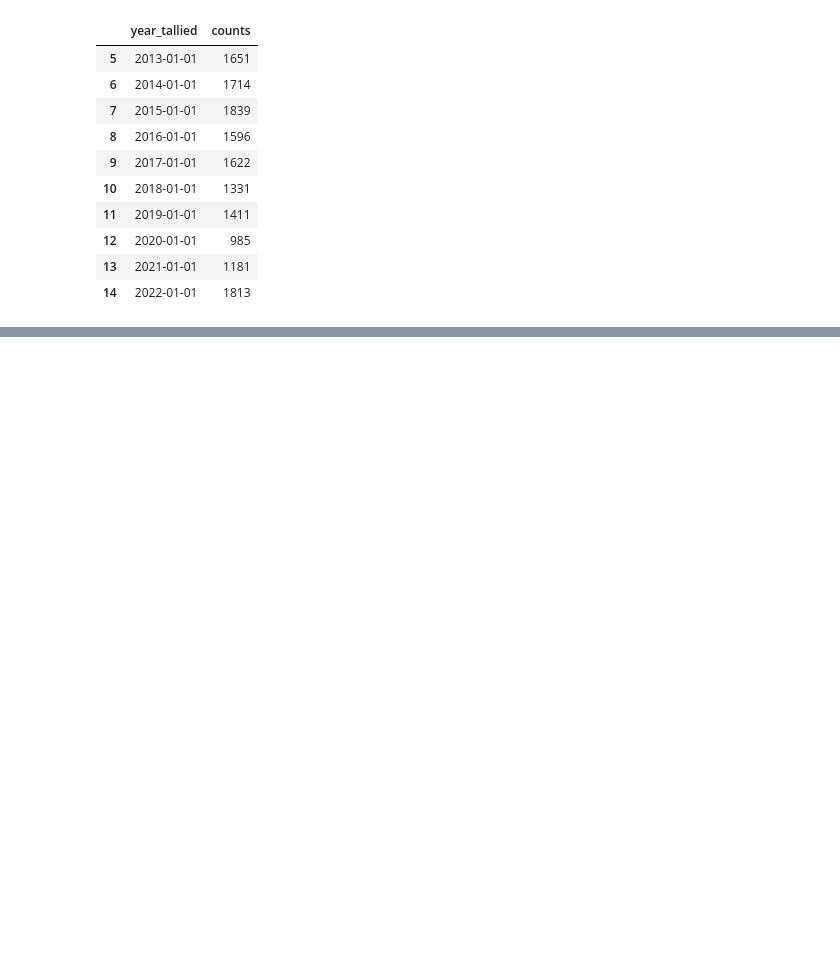
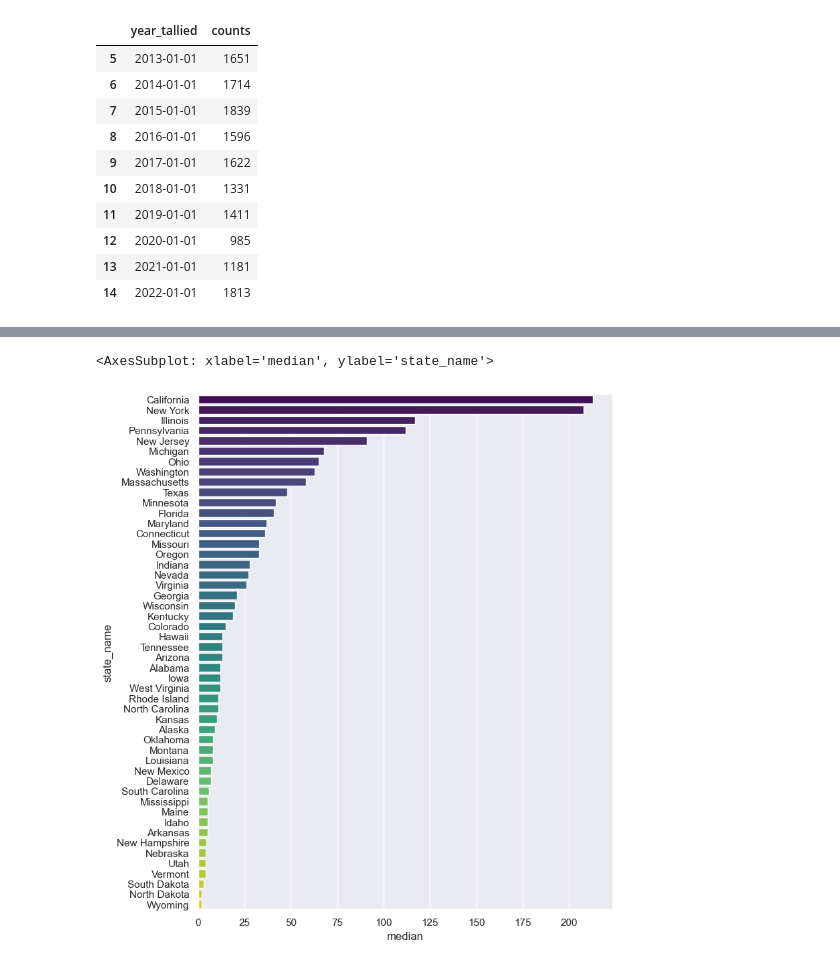
Before and after one commit to erinmmurphy/union-viz, a Jupyter notebook: elections.ipynb, the cells around one changed output, grey strips where cells are left out. Cells and saved outputs as stored; diff of their text form; code cells hidden in the pictures; blank space fills up the shorter version.

```diff
--- a/elections.ipynb
+++ b/elections.ipynb
@@ -295,0 +369,8 @@ tallied_yr.tail(10)
+# %%
+# horizontal bar chart of median number of cases per state_name in med_elec_st_yr sorted high to low
+sns.set(rc={"figure.figsize":(8, 10)})
+sns.barplot(x="median", y="state_name", data=med_elec_st_yr, palette="viridis",
+    order=med_elec_st_yr.sort_values('median',ascending = False).state_name)
+# %% [output]
+<AxesSubplot: xlabel='median', ylabel='state_name'>
+[figure, added]
```
Also changed, not shown: parts of 16 cells of this notebook, 9 other files.
